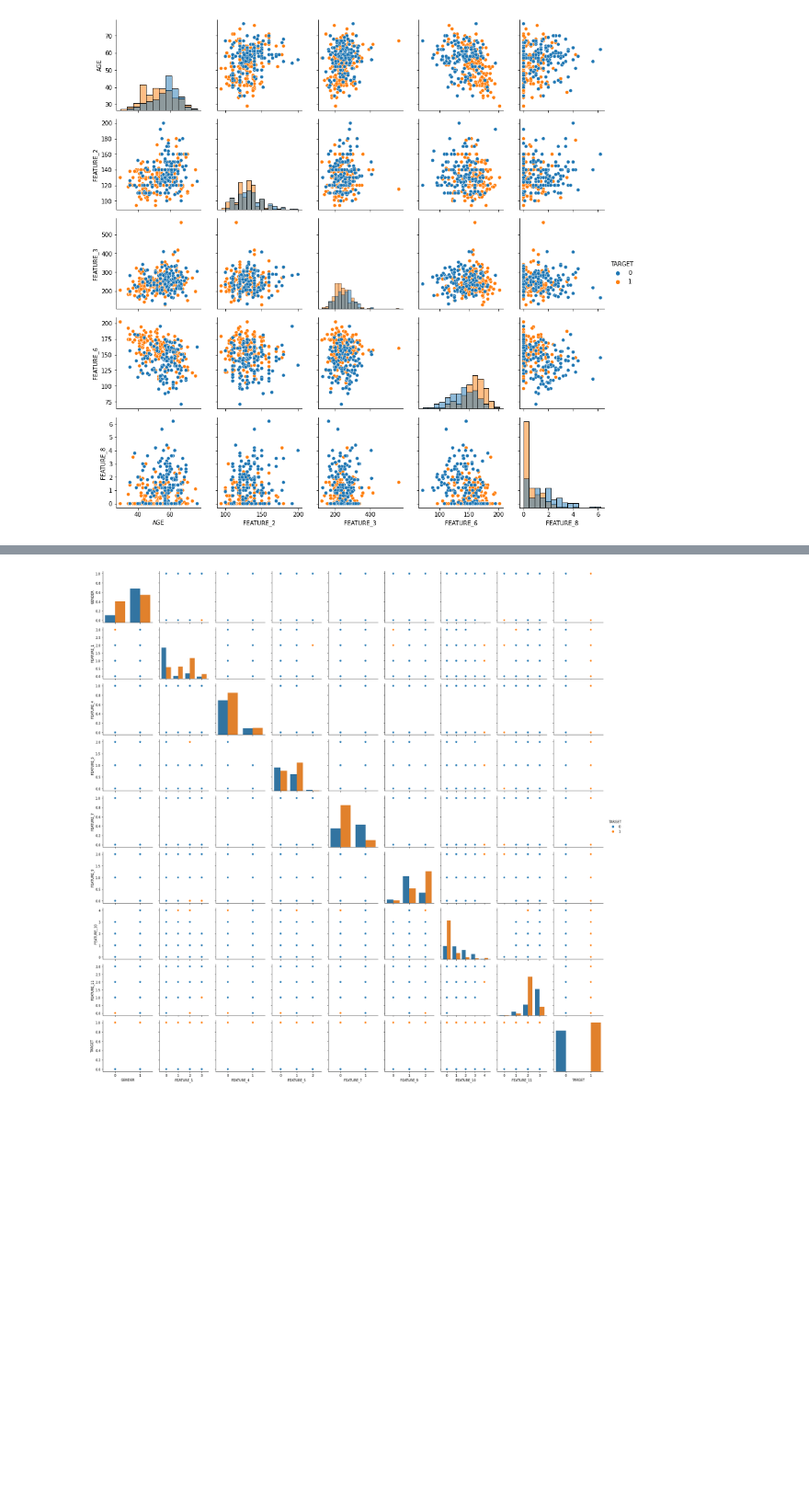
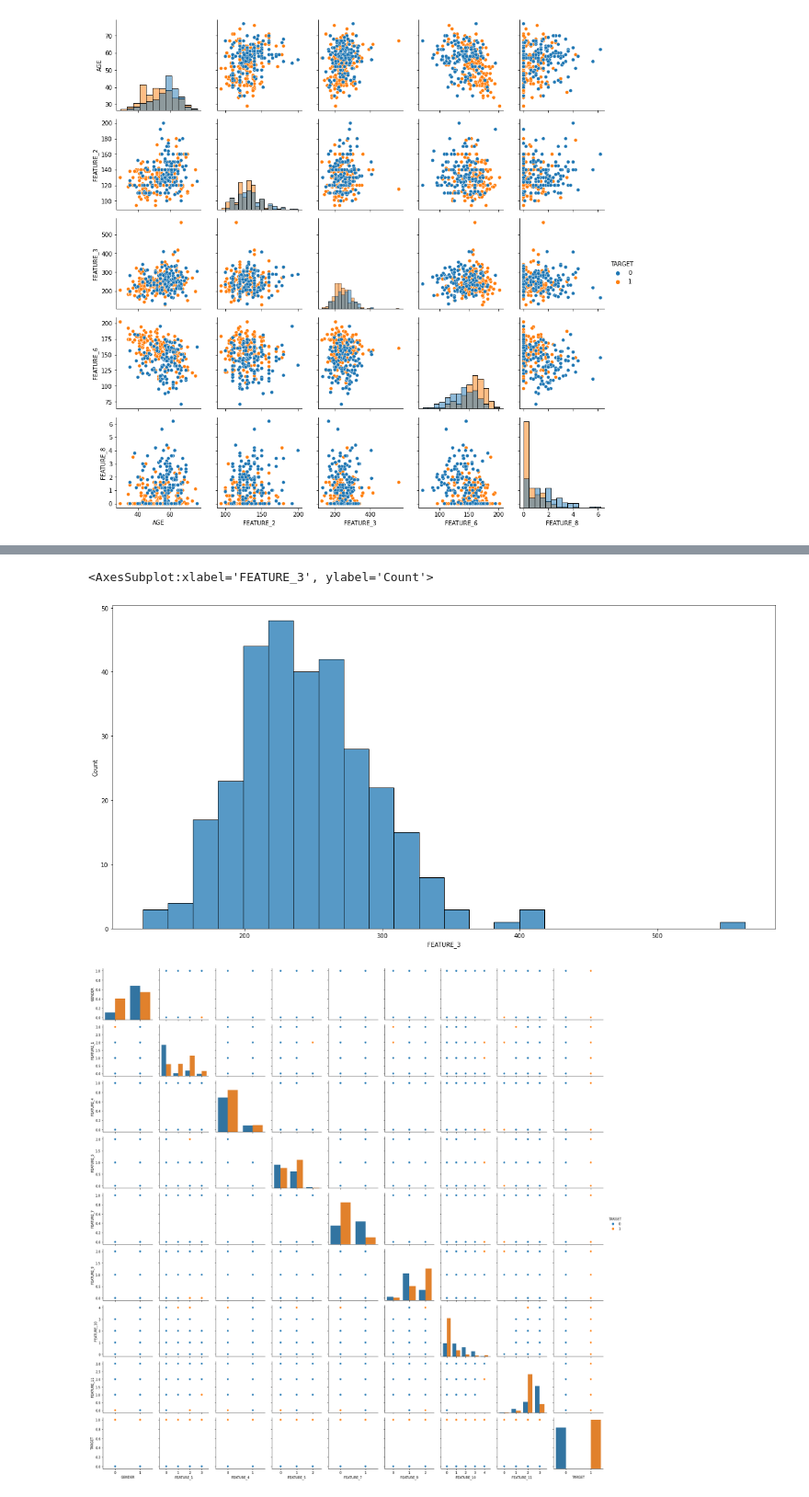
Before and after one commit to Iliaavilov/magnit_test, a Jupyter notebook: Classification_task.ipynb, the cells around one changed output, grey strips where cells are left out. Shown at 92% size. Drawn from its saved outputs; the diff is of its cells as text; code cells hidden in the pictures; blank space fills up the shorter version.

```diff
--- a/Classification_task.ipynb
+++ b/Classification_task.ipynb
@@ -99,3 +118,10 @@ _ = g.add_legend()
+# %%
+data = data[data.index != 15].reset_index(drop = True)
+# %%
+sns.histplot(data['FEATURE_3'])
+# %% [output]
+<AxesSubplot:xlabel='FEATURE_3', ylabel='Count'>
+[figure, added]
 # %%
 g = sns.PairGrid(data, vars = cat_vars, hue="TARGET")
 _ = g.map_diag(sns.countplot)
```
Also changed, not shown: parts of 49 cells of this notebook, 6 other files.
